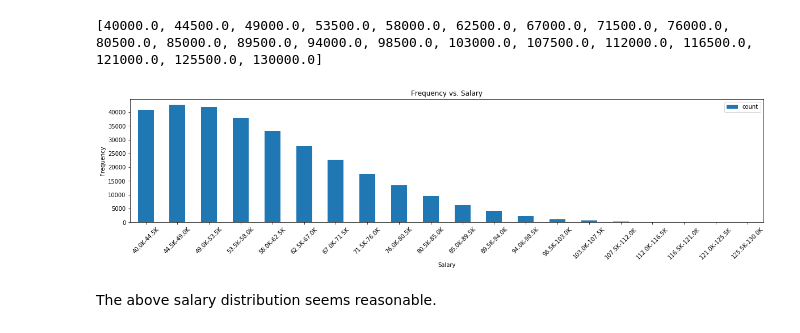
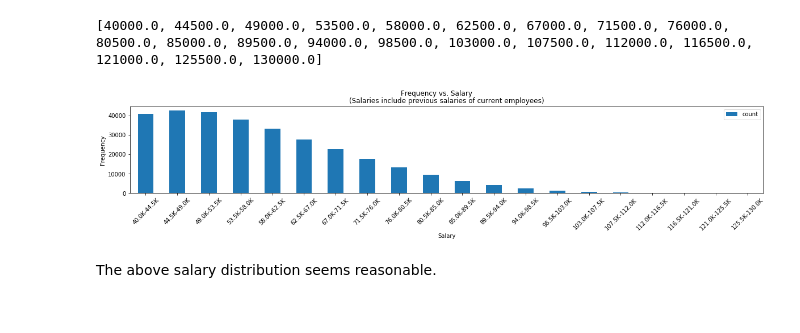
Before and after one commit to HolsteinZahler/sql-challenge, a Jupyter notebook: real_or_fake.ipynb, the cells around one changed output. Cells and saved outputs as stored; diff of their text form; code cells hidden in the pictures.

Commit message:
Added queries related to current employees.

```diff
--- a/real_or_fake.ipynb
+++ b/real_or_fake.ipynb
@@ -54,17 +54,20 @@ salary_df['bin']=pd.cut(salary_df['salary'], bins, labels=group_labels)
 # %%
 salary_gb = salary_df.groupby('bin')
 
 sal_plot_df = pd.DataFrame(salary_gb['title'].count()).rename(columns={'title':'count'})
 
 sal_plot_df.head()
 
 sal_plot_df.plot.bar(y='count', rot=45, figsize=(20,4))
 
-plt.title('Frequency vs. Salary')
+plt.suptitle('Frequency vs. Salary')
+plt.title('(Salaries include previous salaries of current employees)')
 plt.xlabel('Salary')
 plt.ylabel('Frequency')
+plt.gcf().subplots_adjust(bottom=0.35)
+plt.savefig('images/freq_vs_sal.png')
 plt.show()
 # %% [output]
-[figure, old version]
+[figure, new version]
 # %% [markdown]
 The above salary distribution seems reasonable.
```
Also changed, not shown: parts of 2 cells of this notebook, 3 other files.
